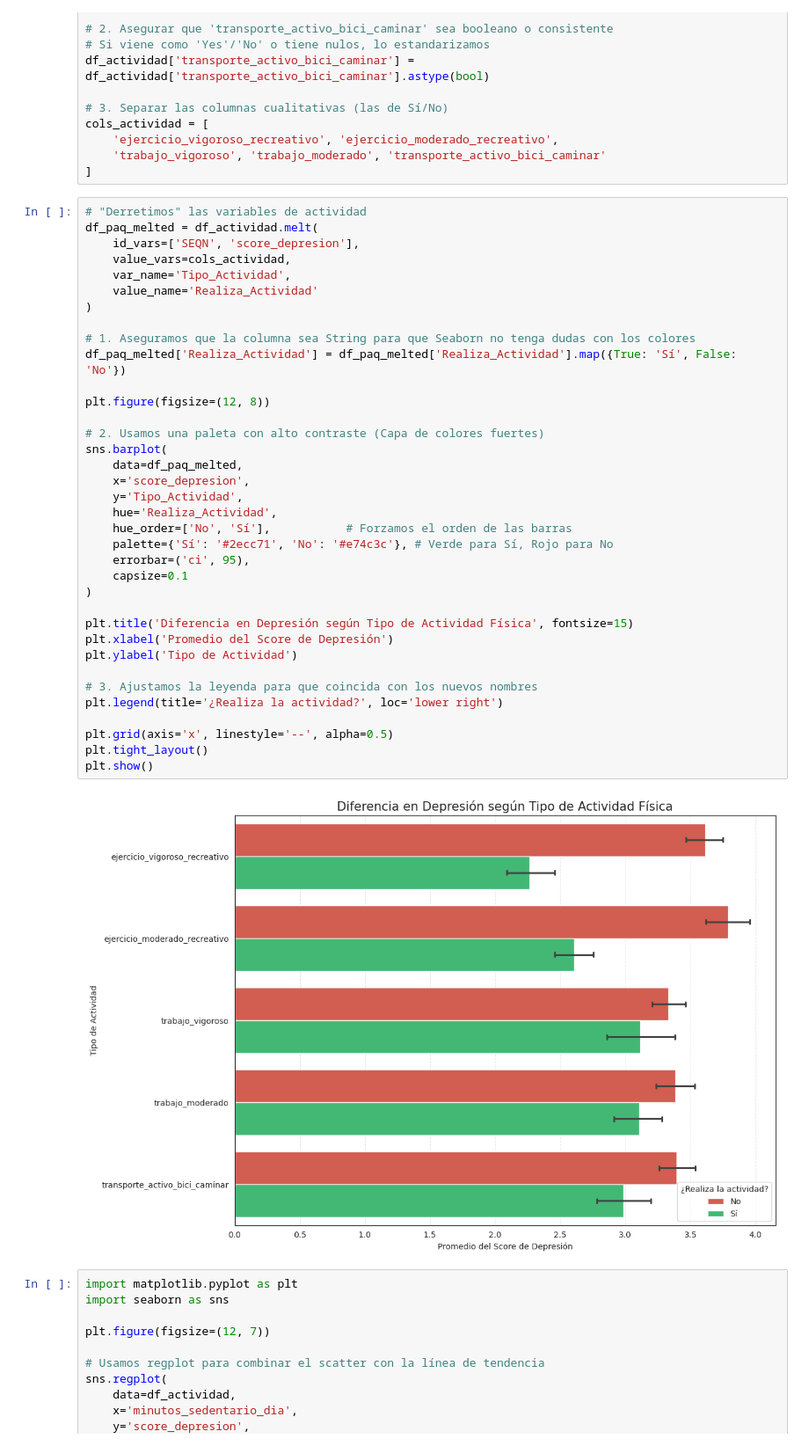
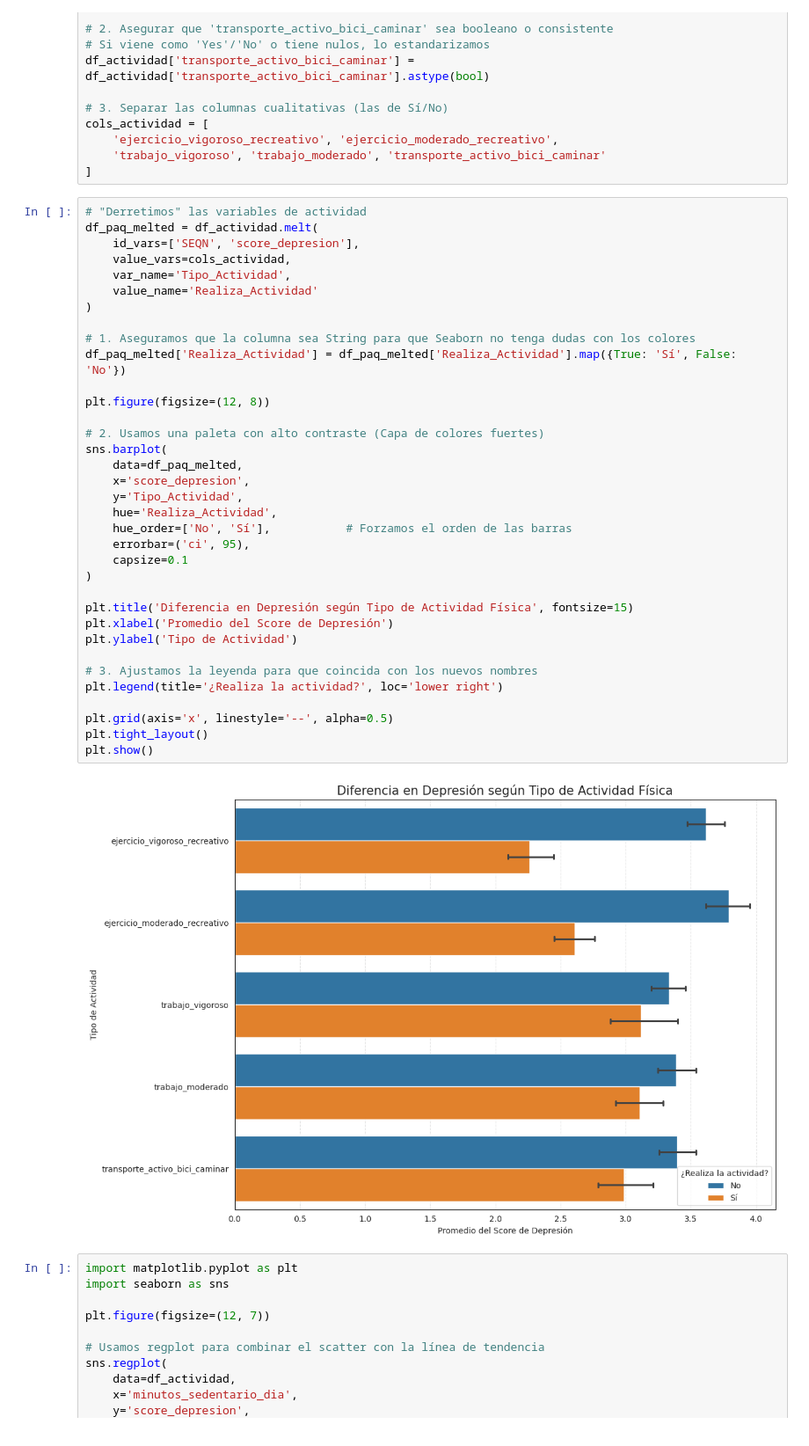
Before and after one commit to salva1984/kokoa-analisis-salud-mental, a Jupyter notebook: notebooks/05-analisis.ipynb, the cells around one changed output. Shown at 88% size. Drawn from its saved outputs; the diff is of its cells as text.

```diff
--- a/notebooks/05-analisis.ipynb
+++ b/notebooks/05-analisis.ipynb
@@ -1454,35 +1454,34 @@ df_paq_melted = df_actividad.melt(
     value_name='Realiza_Actividad'
 )
 
 # 1. Aseguramos que la columna sea String para que Seaborn no tenga dudas con los colores
 df_paq_melted['Realiza_Actividad'] = df_paq_melted['Realiza_Actividad'].map({True: 'Sí', False: 'No'})
 
 plt.figure(figsize=(12, 8))
 
 # 2. Usamos una paleta con alto contraste (Capa de colores fuertes)
 sns.barplot(
     data=df_paq_melted,
     x='score_depresion',
     y='Tipo_Actividad',
     hue='Realiza_Actividad',
     hue_order=['No', 'Sí'],           # Forzamos el orden de las barras
-    palette={'Sí': '#2ecc71', 'No': '#e74c3c'}, # Verde para Sí, Rojo para No
     errorbar=('ci', 95),
     capsize=0.1
 )
 
 plt.title('Diferencia en Depresión según Tipo de Actividad Física', fontsize=15)
 plt.xlabel('Promedio del Score de Depresión')
 plt.ylabel('Tipo de Actividad')
 
 # 3. Ajustamos la leyenda para que coincida con los nuevos nombres
 plt.legend(title='¿Realiza la actividad?', loc='lower right')
 
 plt.grid(axis='x', linestyle='--', alpha=0.5)
 plt.tight_layout()
 plt.show()
 # %% [output]
-[figure, old version]
+[figure, new version]
 # %%
 import matplotlib.pyplot as plt
 import seaborn as sns
```
Also changed, not shown: parts of 5 cells of this notebook.
